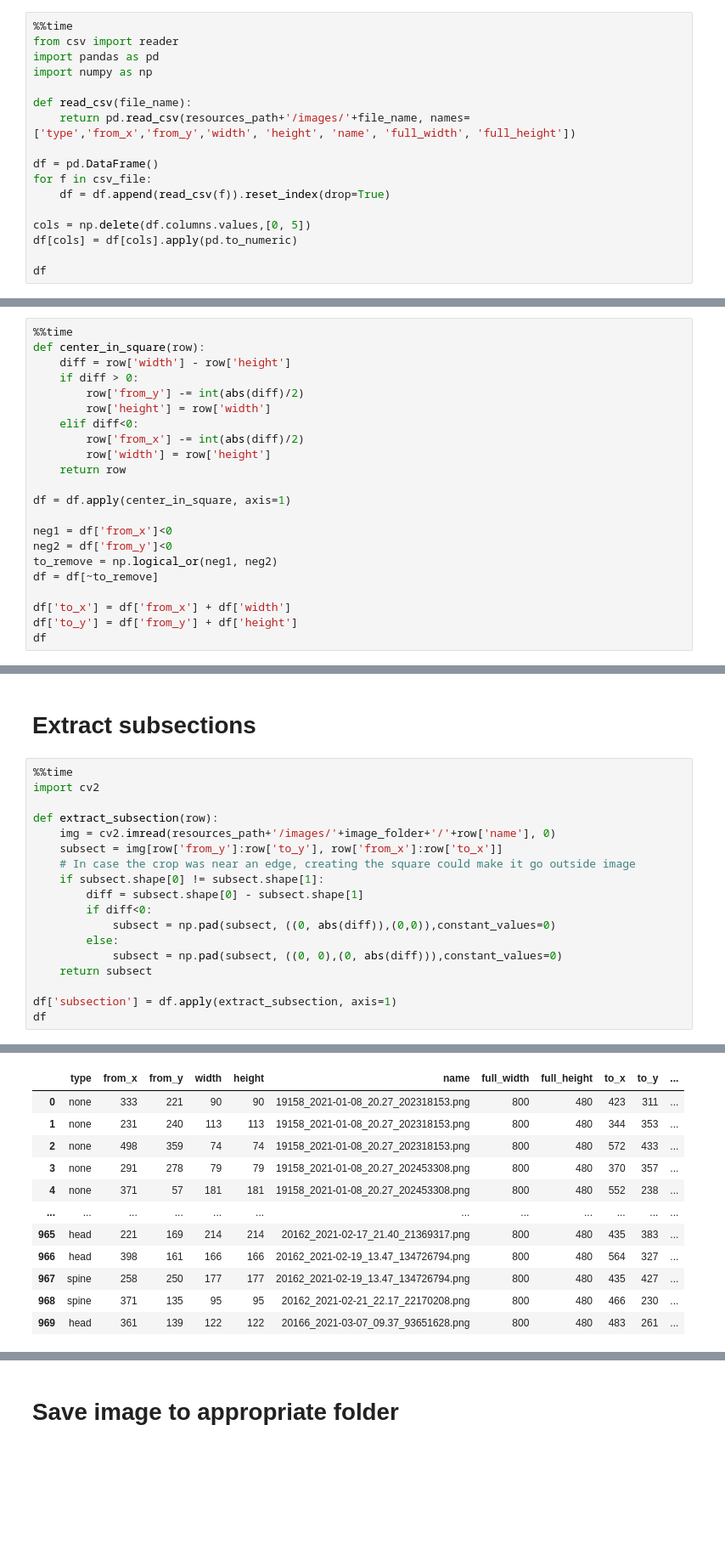
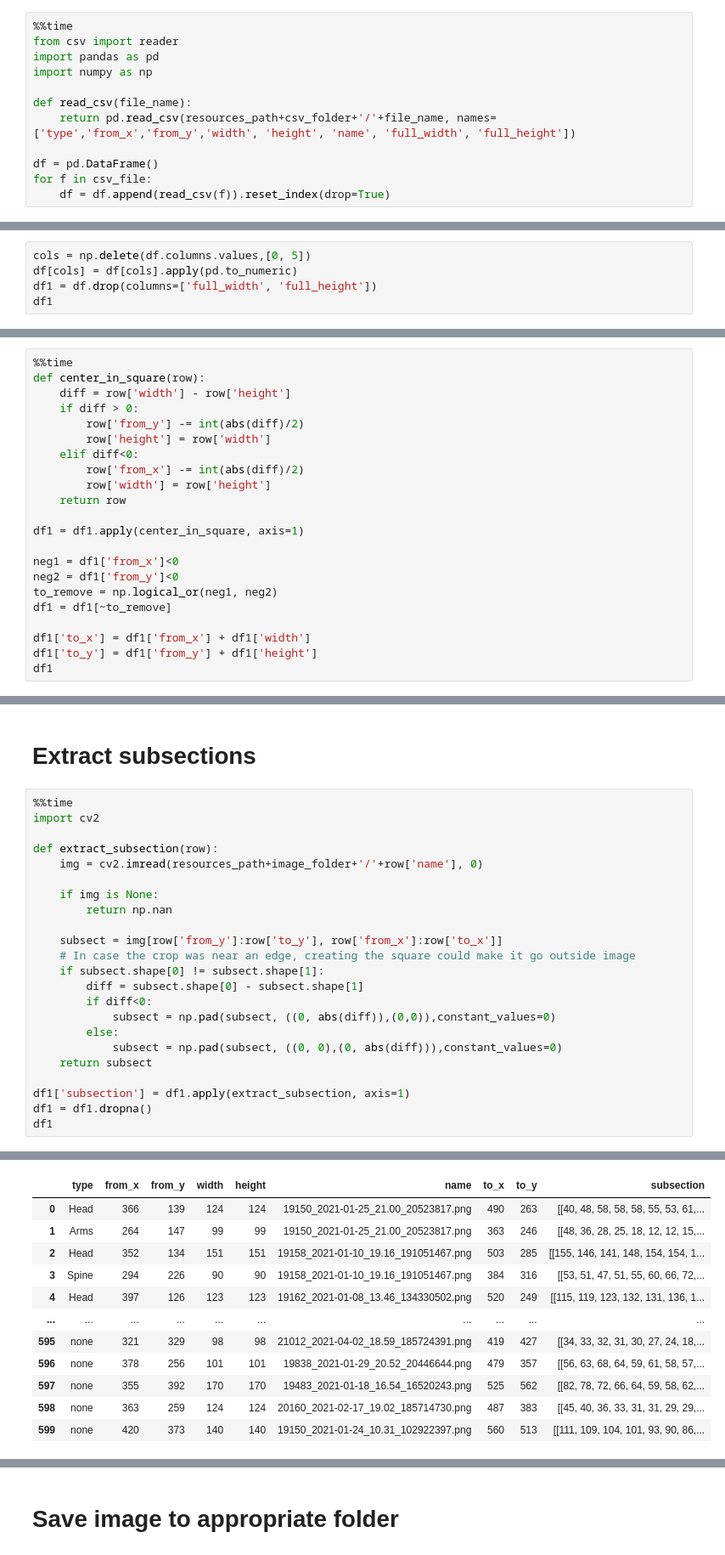
Before and after one commit to ZnFarha/Project3-1, a Jupyter notebook: src/HOG/Crop_from_CSV.ipynb, the cells around one changed output, grey strips where cells are left out. Shown at 85% size. Saved outputs shown, nothing was run; the diff lists cells and outputs as text; blank space fills up the shorter version.

```diff
--- a/src/HOG/Crop_from_CSV.ipynb
+++ b/src/HOG/Crop_from_CSV.ipynb
@@ -18,14 +23,9 @@ import pandas as pd
 import numpy as np
 
 def read_csv(file_name):
-    return pd.read_csv(resources_path+'/images/'+file_name, names=['type','from_x','from_y','width', 'height', 'name', 'full_width', 'full_height'])
+    return pd.read_csv(resources_path+csv_folder+'/'+file_name, names=['type','from_x','from_y','width', 'height', 'name', 'full_width', 'full_height'])
 
 df = pd.DataFrame()
 for f in csv_file:
     df = df.append(read_csv(f)).reset_index(drop=True)
-
-cols = np.delete(df.columns.values,[0, 5])
-df[cols] = df[cols].apply(pd.to_numeric)
-
-df
 # %% [output]
@@ -45,0 +64,5 @@ Wall time: 11 ms
+# %%
+cols = np.delete(df.columns.values,[0, 5])
+df[cols] = df[cols].apply(pd.to_numeric)
+df1 = df.drop(columns=['full_width', 'full_height'])
+df1
@@ -57,14 +94,14 @@ def center_in_square(row):
         row['width'] = row['height']
     return row
 
-df = df.apply(center_in_square, axis=1)
+df1 = df1.apply(center_in_square, axis=1)
 
-neg1 = df['from_x']<0
-neg2 = df['from_y']<0
+neg1 = df1['from_x']<0
+neg2 = df1['from_y']<0
 to_remove = np.logical_or(neg1, neg2)
-df = df[~to_remove]
+df1 = df1[~to_remove]
 
-df['to_x'] = df['from_x'] + df['width']
-df['to_y'] = df['from_y'] + df['height']
-df
+df1['to_x'] = df1['from_x'] + df1['width']
+df1['to_y'] = df1['from_y'] + df1['height']
+df1
 # %% [output]
@@ -89,7 +126,11 @@ Wall time: 52 ms
 import cv2
 
 def extract_subsection(row):
-    img = cv2.imread(resources_path+'/images/'+image_folder+'/'+row['name'], 0)
+    img = cv2.imread(resources_path+image_folder+'/'+row['name'], 0)
+
+    if img is None:
+        return np.nan
+
     subsect = img[row['from_y']:row['to_y'], row['from_x']:row['to_x']]
     # In case the crop was near an edge, creating the square could make it go outside image
     if subsect.shape[0] != subsect.shape[1]:
@@ -100,6 +141,7 @@ def extract_subsection(row):
             subsect = np.pad(subsect, ((0, 0),(0, abs(diff))),constant_values=0)
     return subsect
 
-df['subsection'] = df.apply(extract_subsection, axis=1)
-df
+df1['subsection'] = df1.apply(extract_subsection, axis=1)
+df1 = df1.dropna()
+df1
 # %% [output]
@@ -107,12 +149,12 @@ Wall time: 3.72 s
-|  | type | from_x | from_y | width | height | name | full_width | full_height | to_x | to_y | ... |
-| 0 | none | 333 | 221 | 90 | 90 | 19158_2021-01-08_20.27_202318153.png | 800 | 480 | 423 | 311 | ... |
-| 1 | none | 231 | 240 | 113 | 113 | 19158_2021-01-08_20.27_202318153.png | 800 | 480 | 344 | 353 | ... |
-| 2 | none | 498 | 359 | 74 | 74 | 19158_2021-01-08_20.27_202318153.png | 800 | 480 | 572 | 433 | ... |
-| 3 | none | 291 | 278 | 79 | 79 | 19158_2021-01-08_20.27_202453308.png | 800 | 480 | 370 | 357 | ... |
-| 4 | none | 371 | 57 | 181 | 181 | 19158_2021-01-08_20.27_202453308.png | 800 | 480 | 552 | 238 | ... |
-| ... | ... | ... | ... | ... | ... | ... | ... | ... | ... | ... | ... |
-| 965 | head | 221 | 169 | 214 | 214 | 20162_2021-02-17_21.40_21369317.png | 800 | 480 | 435 | 383 | ... |
-| 966 | head | 398 | 161 | 166 | 166 | 20162_2021-02-19_13.47_134726794.png | 800 | 480 | 564 | 327 | ... |
-| 967 | spine | 258 | 250 | 177 | 177 | 20162_2021-02-19_13.47_134726794.png | 800 | 480 | 435 | 427 | ... |
-| 968 | spine | 371 | 135 | 95 | 95 | 20162_2021-02-21_22.17_22170208.png | 800 | 480 | 466 | 230 | ... |
-| 969 | head | 361 | 139 | 122 | 122 | 20166_2021-03-07_09.37_93651628.png | 800 | 480 | 483 | 261 | ... |
+|  | type | from_x | from_y | width | height | name | to_x | to_y | subsection |
+| 0 | Head | 366 | 139 | 124 | 124 | 19150_2021-01-25_21.00_20523817.png | 490 | 263 | [[40, 48, 58, 58, 58, 55, 53, 61,... |
+| 1 | Arms | 264 | 147 | 99 | 99 | 19150_2021-01-25_21.00_20523817.png | 363 | 246 | [[48, 36, 28, 25, 18, 12, 12, 15,... |
+| 2 | Head | 352 | 134 | 151 | 151 | 19158_2021-01-10_19.16_191051467.png | 503 | 285 | [[155, 146, 141, 148, 154, 154, 1... |
+| 3 | Spine | 294 | 226 | 90 | 90 | 19158_2021-01-10_19.16_191051467.png | 384 | 316 | [[53, 51, 47, 51, 55, 60, 66, 72,... |
+| 4 | Head | 397 | 126 | 123 | 123 | 19162_2021-01-08_13.46_134330502.png | 520 | 249 | [[115, 119, 123, 132, 131, 136, 1... |
+| ... | ... | ... | ... | ... | ... | ... | ... | ... | ... |
+| 595 | none | 321 | 329 | 98 | 98 | 21012_2021-04-02_18.59_185724391.png | 419 | 427 | [[34, 33, 32, 31, 30, 27, 24, 18,... |
+| 596 | none | 378 | 256 | 101 | 101 | 19838_2021-01-29_20.52_20446644.png | 479 | 357 | [[56, 63, 68, 64, 59, 61, 58, 57,... |
+| 597 | none | 355 | 392 | 170 | 170 | 19483_2021-01-18_16.54_16520243.png | 525 | 562 | [[82, 78, 72, 66, 64, 59, 58, 62,... |
+| 598 | none | 363 | 259 | 124 | 124 | 20160_2021-02-17_19.02_185714730.png | 487 | 383 | [[45, 40, 36, 33, 31, 31, 29, 29,... |
+| 599 | none | 420 | 373 | 140 | 140 | 19150_2021-01-24_10.31_102922397.png | 560 | 513 | [[111, 109, 104, 101, 93, 90, 86,... |
```
Also changed, not shown: parts of 9 cells of this notebook, 11 other files.
